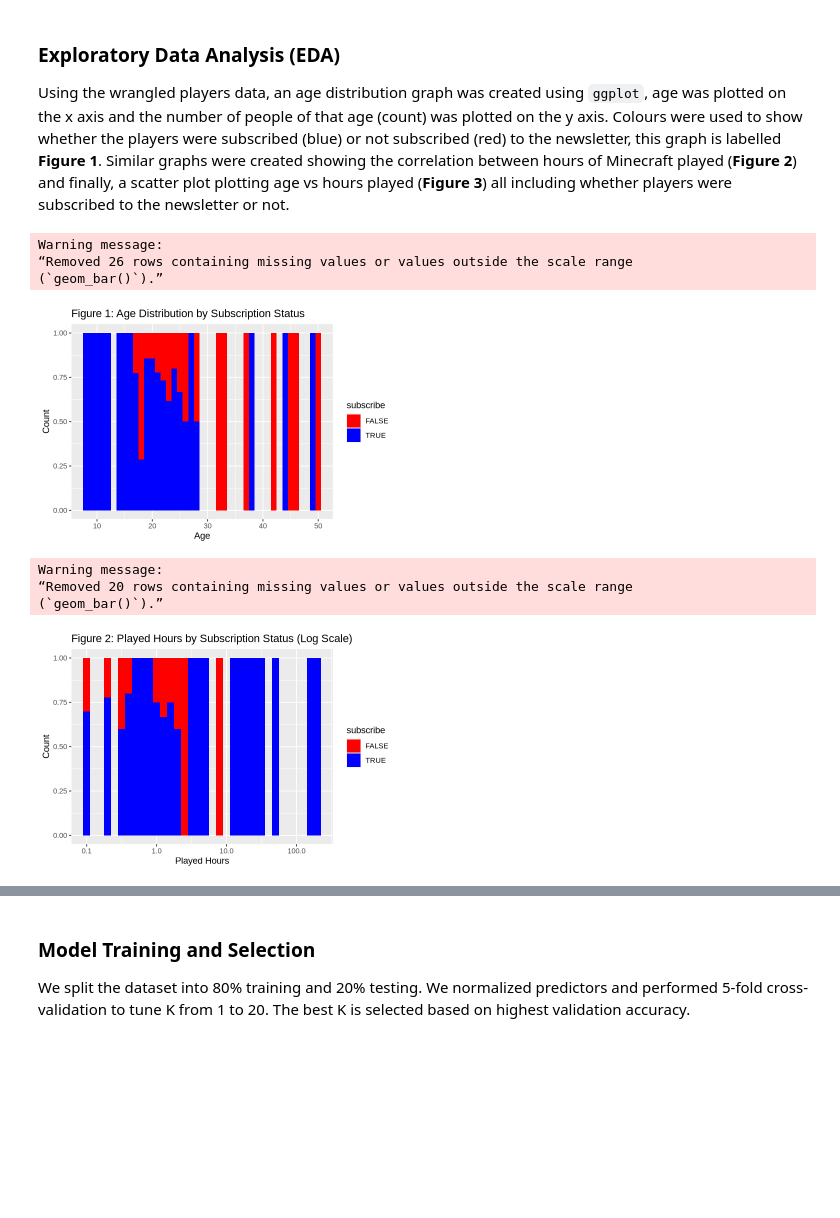
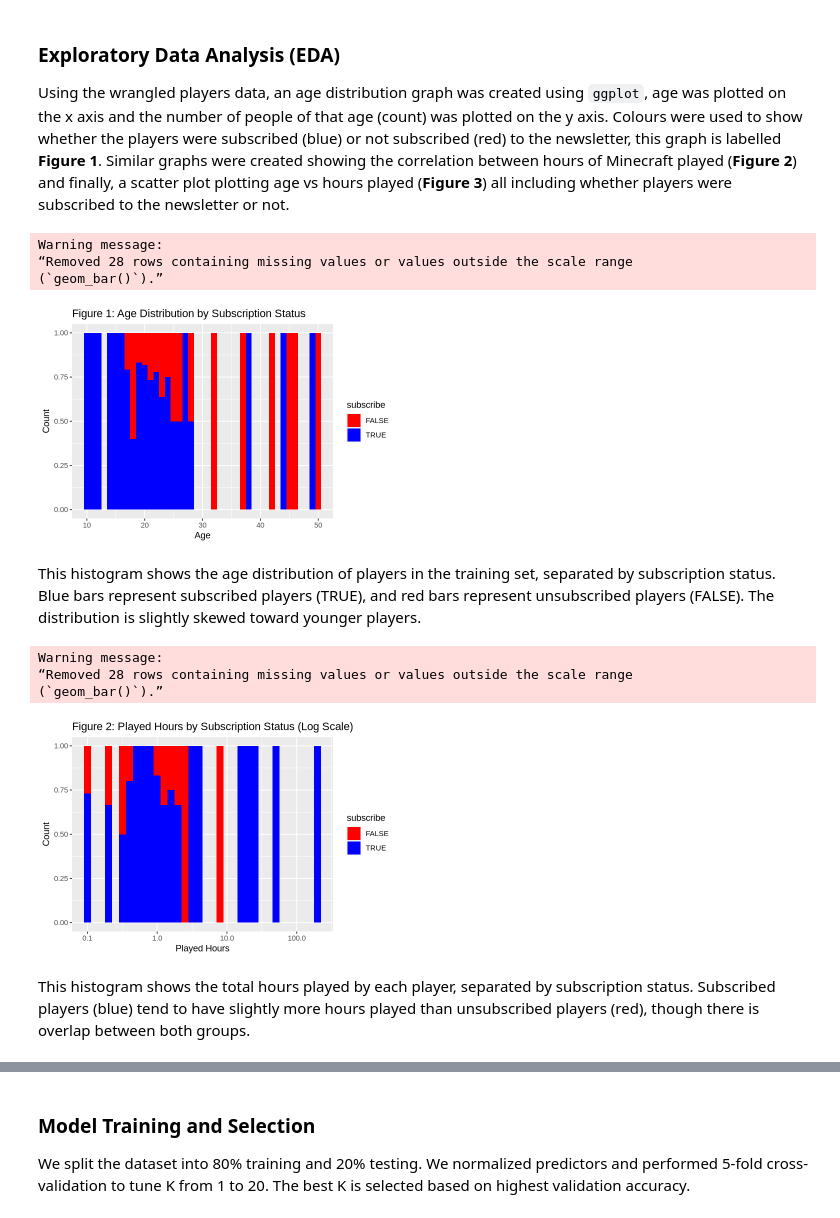
Before and after one commit to karanjohall/Project-Final-Report, a Jupyter notebook: methods_and_results.ipynb, the cells around one changed output, grey strips where cells are left out. Drawn from its saved outputs; the diff is of its cells as text; code cells hidden in the pictures; blank space fills up the shorter version.

Commit message:
added figure legends

```diff
--- a/methods_and_results.ipynb
+++ b/methods_and_results.ipynb
@@ -90,20 +93,22 @@ Using the wrangled players data, an age distribution graph was created using `gg
 # %%
 options(repr.plot.width = 6, repr.plot.height = 4)
 
 # Age distribution
-players |>
+train |>
   ggplot(aes(x = Age, fill = subscribe)) +
   geom_histogram(binwidth = 1, position = "fill") +
   scale_fill_manual(values = c("TRUE" = "blue", "FALSE" = "red")) +
   labs(title = "Figure 1: Age Distribution by Subscription Status", x = "Age", y = "Count")
 # %% [output]
 Warning message:
-“Removed 26 rows containing missing values or values outside the scale range
+“Removed 28 rows containing missing values or values outside the scale range
 (`geom_bar()`).”
-[figure, old version]
+[figure, new version]
+# %% [markdown]
+This histogram shows the age distribution of players in the training set, separated by subscription status. Blue bars represent subscribed players (TRUE), and red bars represent unsubscribed players (FALSE). The distribution is slightly skewed toward younger players.
 # %%
 # Played hours (log)
-players |>
+train |>
   filter(played_hours > 0) |>
   ggplot(aes(x = played_hours, fill = subscribe)) +
   geom_histogram(binwidth = 0.1, position = "fill") +
@@ -112,8 +117,10 @@ players |>
   labs(title = "Figure 2: Played Hours by Subscription Status (Log Scale)", x = "Played Hours", y = "Count")
 # %% [output]
 Warning message:
-“Removed 20 rows containing missing values or values outside the scale range
+“Removed 28 rows containing missing values or values outside the scale range
 (`geom_bar()`).”
-[figure, old version]
+[figure, new version]
+# %% [markdown]
+This histogram shows the total hours played by each player, separated by subscription status. Subscribed players (blue) tend to have slightly more hours played than unsubscribed players (red), though there is overlap between both groups.
 # %%
 # Scatter plot
```
Also changed, not shown: parts of 8 cells of this notebook.
